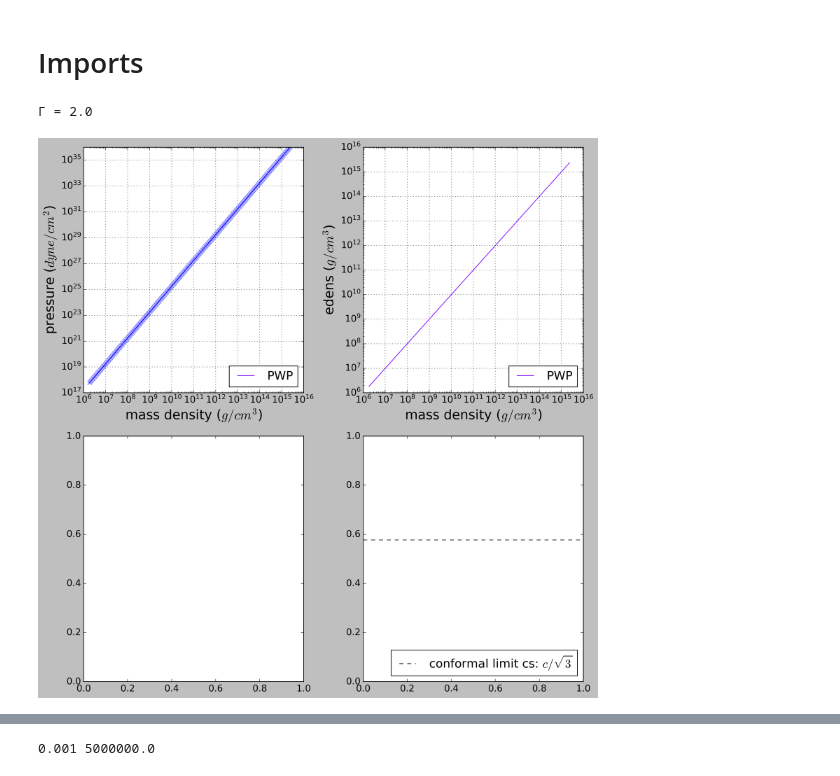
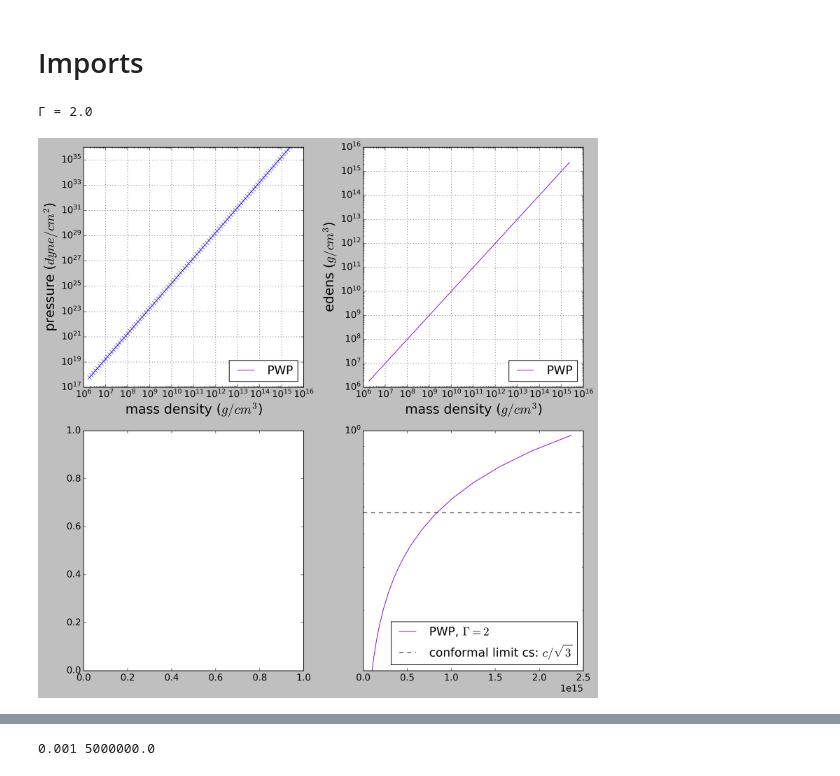
Before and after one commit to rahulkashyap411/tov, a Jupyter notebook: tov_pwp.ipynb, the cells around one changed output, grey strips where cells are left out. Drawn from its saved outputs; the diff is of its cells as text; code cells hidden in the pictures.

```diff
--- a/tov_pwp.ipynb
+++ b/tov_pwp.ipynb
@@ -82,7 +82,7 @@ def eos_from_dens(rho_in,eos_file='./eos_tables/BLH_new_14-Apr-2020.lorene'):
     return pres_out, edens_out
 ###################################################################################3
 
-#for gamma=2 KCGS
+#for gamma=2 KCGS  = K_{G=c=Msun=1} * (G^3*Msun^2/c^4)
 K_scale=const.CGS_G**3 * const.CGS_C**(-4) * const.CGS_MSUN**2
 def eos_from_pres_pwp(pres_in):
     K = 123*K_scale
@@ -90,7 +90,7 @@ def eos_from_pres_pwp(pres_in):
     rho_out = (pres_in/K)**(1./Γ)
     edens_out = rho_out  # no interactions
     Gamma_out = Γ
-    cs_out = 0.
+    cs_out = np.sqrt(K*Γ*(rho_out**(Γ-1.)))/const.CGS_C
     return(rho_out, edens_out, Gamma_out, cs_out)
 
 
@@ -103,10 +103,11 @@ def eos_from_dens_pwp(rho_in):
     return(pres_out, edens_out)
 
 
-pres_arr=np.logspace(np.log10(6.e17),np.log10(1.e36),300)
+pres_arr=np.logspace(np.log10(6.e17),np.log10(1.e36),100)
 rho_new, edens_out, gamma_new, cs_new = eos_from_pres_pwp(pres_arr)
 pres_new, edens_new = eos_from_dens_pwp(rho_new)
 
+#print(cs_new)
 n_end=4
 colors = iter(cm.rainbow(np.linspace(0, 1,n_end )))  #len(eoslist)
 
@@ -123,32 +124,34 @@ color=next(colors)
 #print('is_sorted(edens_new)',is_sorted(edens_new),'is_sorted(rho_new)',is_sorted(rho_new))
 #print(f'rho limits: min:{min(rho_new):1.3e}, max={max(rho_new):1.3e}')
 ax1.plot(rho_new,pres_arr,c=color, label = 'PWP')
 ax1.plot(rho_new,pres_new,'x')
 #ax1.set_xlim([1.e14,1.e16])
 #ax1.set_ylim([1.e32,1.e36])
 ax1.grid(True)
 ax1.set(xscale='log',yscale='log',xlabel=r'mass density ($g/cm^{3}$)',ylabel=r'pressure ($dyne/cm^2$)')
 ax1.legend(loc=4)
 
 ax2.plot(rho_new,edens_out,c=color, label = 'PWP')
 #ax2.set_xlim([1.e14,1.e16])
 #ax2.set_ylim([1.e34,1.e37])
 ax2.set_xscale('log')
 ax2.set_yscale('log')
 ax2.grid(True)
 ax2.set(xlabel=r'mass density ($g/cm^{3}$)',ylabel=r'edens ($g/cm^{3}$)')
 ax2.legend(loc=4)
 
 
-
+ax4.plot(rho_new,cs_new,c=color,label='PWP, $\Gamma=2$')
+ax4.set_yscale('log')
+ax4.set_ylim([0.2,1])
 ax4.axhline(1/np.sqrt(3),ls='--',c='k',label='conformal limit cs: $c/\sqrt{3}$')
 ax4.legend(loc=4)
 plt.tight_layout()
 print('Γ = ' + str(gamma_new))
 #plt.savefig('eos_plots_phase.png',dpi=150)
 
 plt.show()
 fig.clf()
 # %% [output]
 Γ = 2.0
-[figure, old version]
+[figure, new version]
```
Also changed, not shown: parts of 1 cell of this notebook.
